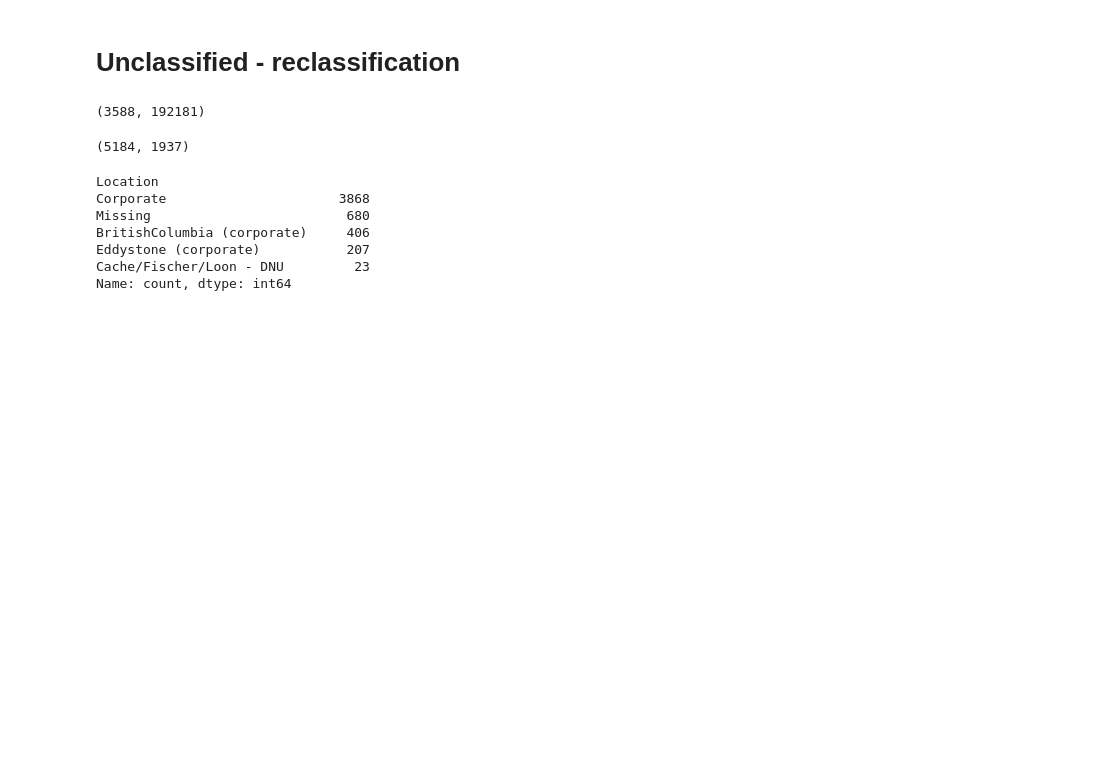
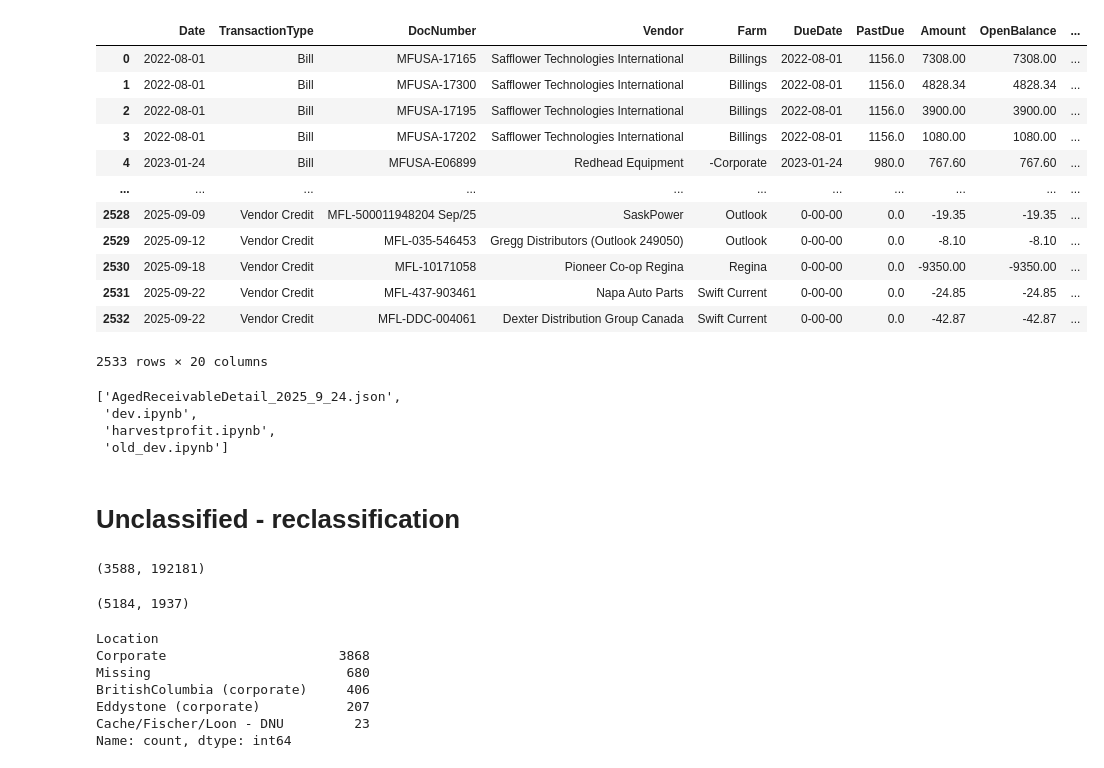
Before and after one commit to ZheRao/ETLCodeBase, a Jupyter notebook: notebooks/dev.ipynb, the cells around one changed output. Drawn from its saved outputs; the diff is of its cells as text; code cells hidden in the pictures; blank space fills up the shorter version.

Commit message:
Added ETL for AP Reports from QBO

```diff
--- a/notebooks/dev.ipynb
+++ b/notebooks/dev.ipynb
@@ -1309,0 +1487,3 @@ Projects Transformation Finished with 4.159 minutes
+# %%
+vc_map = _APAR_concat_memo(self, vc)
+vc_map
@@ -1309,0 +1504,9 @@ Projects Transformation Finished with 4.159 minutes
+# %%
+journal_cols = cols + ["JEType"]
+journal = pd.read_csv(self.silver_path["QBO"]["Raw"] / "JournalEntry.csv", usecols=[x for x in journal_cols if x not in ['TotalAmt', 'APAccID']])
+print(len(journal))
+journal = journal[journal["TransactionID_partial"].isin(report[report["TransactionType"]=="Journal Entry"]["TransactionID_partial"].unique())]
+print(len(journal))
+journal["TransactionType"] = "Journal Entry"
+journal.to_excel(self.gold_path["APReporting"]/"JournalEntry.xlsx", index=False, sheet_name="JournalEntry")
+journal.head()
@@ -1309,0 +1522,3 @@ Projects Transformation Finished with 4.159 minutes
+# %%
+journal_map = _APAR_concat_memo(self,journal)
+len(journal_map)
@@ -1309,0 +1530,3 @@ Projects Transformation Finished with 4.159 minutes
+# %%
+fact_map = pd.concat([bill_map, vc_map, journal_map],ignore_index=True)
+fact_map
@@ -1309,0 +1547,17 @@ Projects Transformation Finished with 4.159 minutes
+# %%
+report2 = pd.merge(report, fact_map, on=["TransactionID_partial", "TransactionType"], how="left")
+report2
+# %% [output]
+|  | Date | TransactionType | DocNumber | Vendor | Farm | DueDate | PastDue | Amount | OpenBalance | ... |
+| 0 | 2022-08-01 | Bill | MFUSA-17165 | Safflower Technologies International | Billings | 2022-08-01 | 1156.0 | 7308.00 | 7308.00 | ... |
+| 1 | 2022-08-01 | Bill | MFUSA-17300 | Safflower Technologies International | Billings | 2022-08-01 | 1156.0 | 4828.34 | 4828.34 | ... |
+| 2 | 2022-08-01 | Bill | MFUSA-17195 | Safflower Technologies International | Billings | 2022-08-01 | 1156.0 | 3900.00 | 3900.00 | ... |
+| 3 | 2022-08-01 | Bill | MFUSA-17202 | Safflower Technologies International | Billings | 2022-08-01 | 1156.0 | 1080.00 | 1080.00 | ... |
+| 4 | 2023-01-24 | Bill | MFUSA-E06899 | Redhead Equipment | -Corporate | 2023-01-24 | 980.0 | 767.60 | 767.60 | ... |
+| ... | ... | ... | ... | ... | ... | ... | ... | ... | ... | ... |
+| 2528 | 2025-09-09 | Vendor Credit | MFL-500011948204 Sep/25 | SaskPower | Outlook | 0-00-00 | 0.0 | -19.35 | -19.35 | ... |
+| 2529 | 2025-09-12 | Vendor Credit | MFL-035-546453 | Gregg Distributors (Outlook 249050) | Outlook | 0-00-00 | 0.0 | -8.10 | -8.10 | ... |
+| 2530 | 2025-09-18 | Vendor Credit | MFL-10171058 | Pioneer Co-op Regina | Regina | 0-00-00 | 0.0 | -9350.00 | -9350.00 | ... |
+| 2531 | 2025-09-22 | Vendor Credit | MFL-437-903461 | Napa Auto Parts | Swift Current | 0-00-00 | 0.0 | -24.85 | -24.85 | ... |
+| 2532 | 2025-09-22 | Vendor Credit | MFL-DDC-004061 | Dexter Distribution Group Canada | Swift Current | 0-00-00 | 0.0 | -42.87 | -42.87 | ... |
+2533 rows × 20 columns
@@ -1309,0 +1566,7 @@ Projects Transformation Finished with 4.159 minutes
+# %%
+os.listdir()
+# %% [output]
+['AgedReceivableDetail_2025_9_24.json',
+ 'dev.ipynb',
+ 'harvestprofit.ipynb',
+ 'old_dev.ipynb']
```
Also changed, not shown: parts of 51 cells of this notebook, 2 other files.
